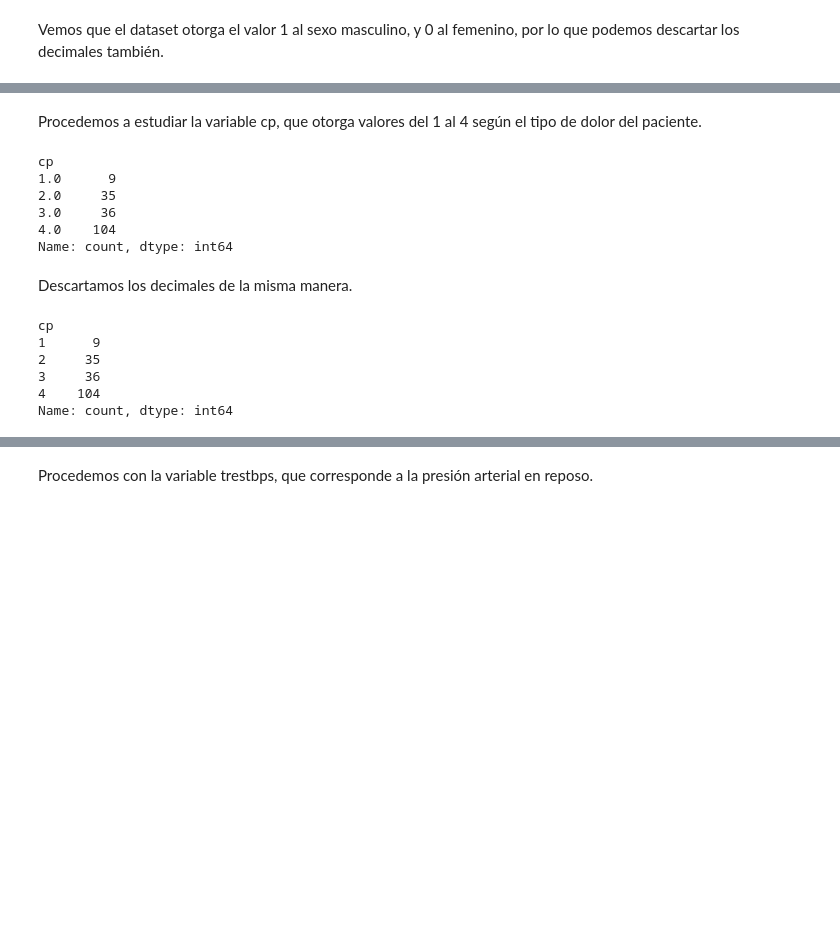
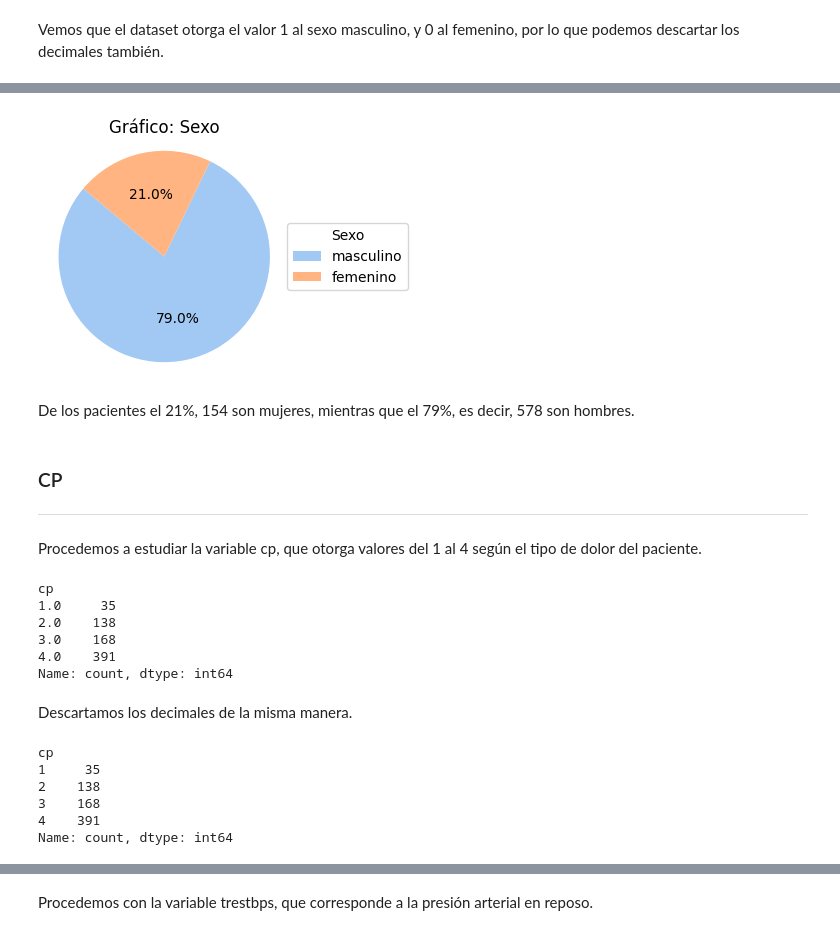
Before and after one commit to andrescervera/DATA-PROJECT-III, a Jupyter notebook: DATA_PROJECT_3.ipynb, the cells around one changed output, grey strips where cells are left out. Drawn from its saved outputs; the diff is of its cells as text; code cells hidden in the pictures; blank space fills up the shorter version.

```diff
--- a/DATA_PROJECT_3.ipynb
+++ b/DATA_PROJECT_3.ipynb
@@ -156,4 +250,35 @@ sex
 Name: count, dtype: int64
+# %%
+df['sex'] = df['sex'].astype(str)
+
+df['sex'] = df['sex'].replace({'0': 'femenino', '1': 'masculino'})
+
+conteo_sex = df['sex'].value_counts()
+
+paleta_sexo_pastel = sns.color_palette("pastel", 2)
+
+# Calcular los porcentajes
+porcentajes = 100 * conteo_sex / len(df)
+
+# Crear el gráfico de quesos
+plt.figure(figsize=(3, 3))
+pie = plt.pie(porcentajes, labels=['', ''], autopct='%1.1f%%', startangle=140, colors=paleta_sexo_pastel)
+
+plt.title('Gráfico: Sexo')
+
+plt.axis('equal')  # Asegura que el gráfico sea un círculo
+
+plt.legend(pie[0], porcentajes.index, title="Sexo", loc="center left", bbox_to_anchor=(1, 0, 0.5, 1))
+
+plt.show()
+# %% [output]
+[figure, added]
+# %% [markdown]
+De los pacientes el 21%, 154 son mujeres, mientras que el 79%, es decir, 578 son hombres.
+# %% [markdown]
+### CP
+
+---
 # %% [markdown]
 Procedemos a estudiar la variable cp, que otorga valores del 1 al 4 según el tipo de dolor del paciente.
 # %%
@@ -164,10 +289,10 @@ reparto_cp = df['cp'].value_counts().sort_index()
 print(reparto_cp)
 # %% [output]
 cp
-1.0      9
-2.0     35
-3.0     36
-4.0    104
+1.0     35
+2.0    138
+3.0    168
+4.0    391
 Name: count, dtype: int64
 # %% [markdown]
 Descartamos los decimales de la misma manera.
@@ -182,8 +307,8 @@ reparto_cp = df['cp'].value_counts().sort_index()
 print(reparto_cp)
 # %% [output]
 cp
-1      9
-2     35
-3     36
-4    104
+1     35
+2    138
+3    168
+4    391
 Name: count, dtype: int64
```
Also changed, not shown: parts of 126 cells of this notebook, 12 other files.
